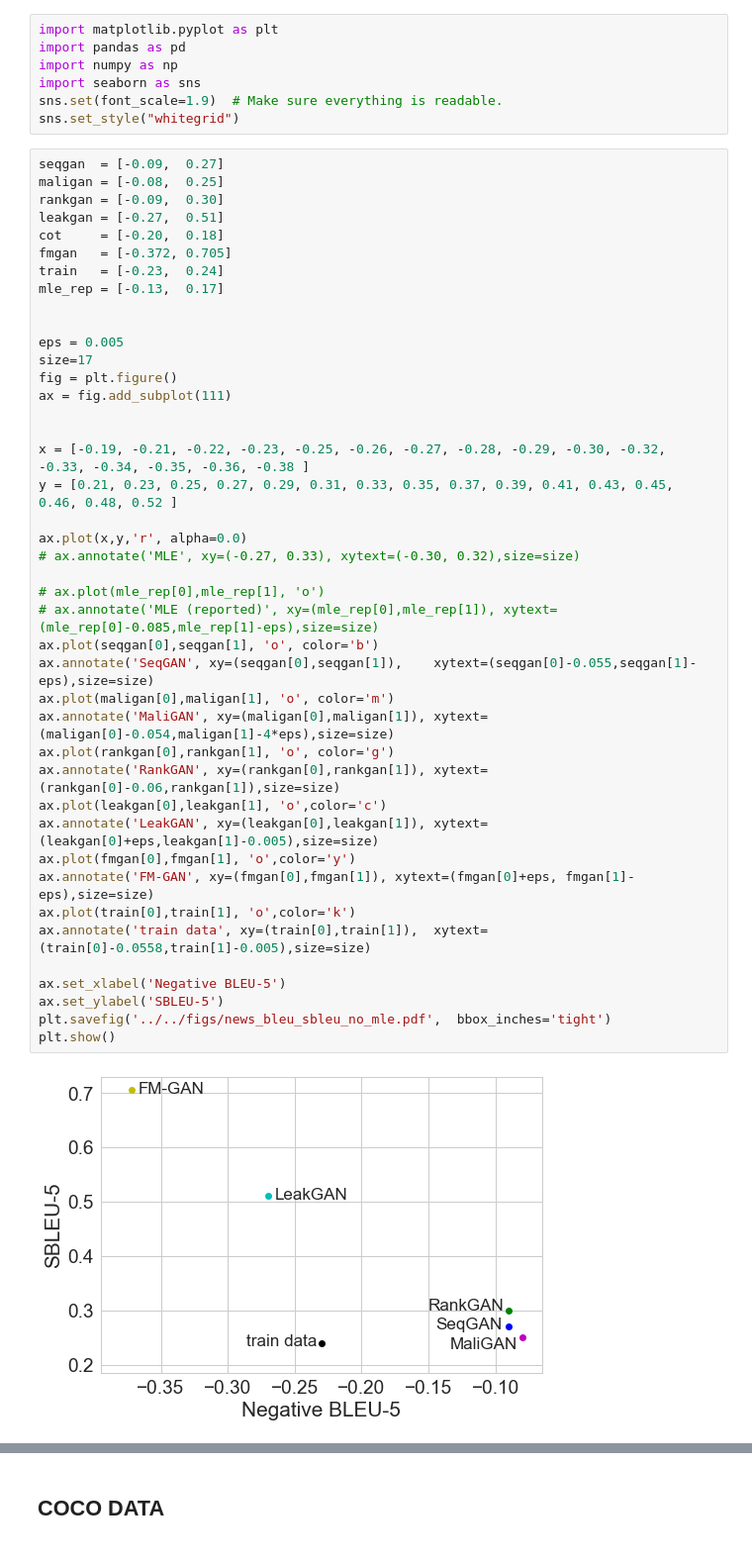
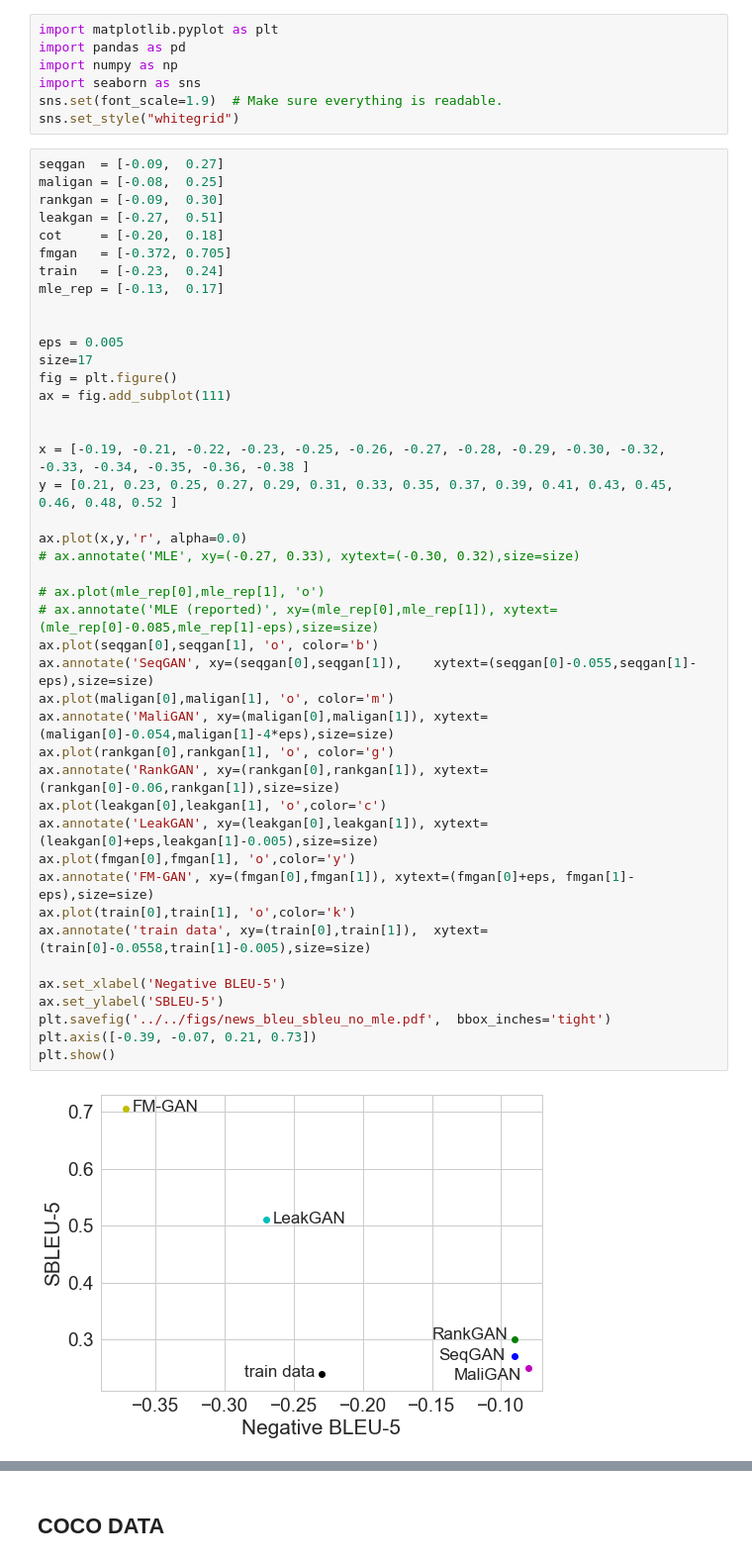
Before and after one commit to pclucas14/GansFallingShort, a Jupyter notebook: real_data_experiments/notebooks/bleu_sbleu.ipynb, the cells around one changed output, grey strips where cells are left out. Shown at 99% size. Saved outputs shown, nothing was run; the diff lists cells and outputs as text.

```diff
--- a/real_data_experiments/notebooks/bleu_sbleu.ipynb
+++ b/real_data_experiments/notebooks/bleu_sbleu.ipynb
@@ -26,31 +26,32 @@ size=17
 fig = plt.figure()
 ax = fig.add_subplot(111)
 
 
 x = [-0.19, -0.21, -0.22, -0.23, -0.25, -0.26, -0.27, -0.28, -0.29, -0.30, -0.32, -0.33, -0.34, -0.35, -0.36, -0.38 ]
 y = [0.21, 0.23, 0.25, 0.27, 0.29, 0.31, 0.33, 0.35, 0.37, 0.39, 0.41, 0.43, 0.45, 0.46, 0.48, 0.52 ]
 
 ax.plot(x,y,'r', alpha=0.0)
 # ax.annotate('MLE', xy=(-0.27, 0.33), xytext=(-0.30, 0.32),size=size)
 
 # ax.plot(mle_rep[0],mle_rep[1], 'o')
 # ax.annotate('MLE (reported)', xy=(mle_rep[0],mle_rep[1]), xytext=(mle_rep[0]-0.085,mle_rep[1]-eps),size=size)
 ax.plot(seqgan[0],seqgan[1], 'o', color='b')
 ax.annotate('SeqGAN', xy=(seqgan[0],seqgan[1]),    xytext=(seqgan[0]-0.055,seqgan[1]-eps),size=size)
 ax.plot(maligan[0],maligan[1], 'o', color='m')
 ax.annotate('MaliGAN', xy=(maligan[0],maligan[1]), xytext=(maligan[0]-0.054,maligan[1]-4*eps),size=size)
 ax.plot(rankgan[0],rankgan[1], 'o', color='g')
 ax.annotate('RankGAN', xy=(rankgan[0],rankgan[1]), xytext=(rankgan[0]-0.06,rankgan[1]),size=size)
 ax.plot(leakgan[0],leakgan[1], 'o',color='c')
 ax.annotate('LeakGAN', xy=(leakgan[0],leakgan[1]), xytext=(leakgan[0]+eps,leakgan[1]-0.005),size=size)
 ax.plot(fmgan[0],fmgan[1], 'o',color='y')
 ax.annotate('FM-GAN', xy=(fmgan[0],fmgan[1]), xytext=(fmgan[0]+eps, fmgan[1]-eps),size=size)
 ax.plot(train[0],train[1], 'o',color='k')
 ax.annotate('train data', xy=(train[0],train[1]),  xytext=(train[0]-0.0558,train[1]-0.005),size=size)
 
 ax.set_xlabel('Negative BLEU-5')
 ax.set_ylabel('SBLEU-5')
 plt.savefig('../../figs/news_bleu_sbleu_no_mle.pdf',  bbox_inches='tight')
+plt.axis([-0.39, -0.07, 0.21, 0.73])
 plt.show()
 # %% [output]
-[figure, old version]
+[figure, new version]
```
Also changed, not shown: parts of 3 cells of this notebook, 26 other files.
